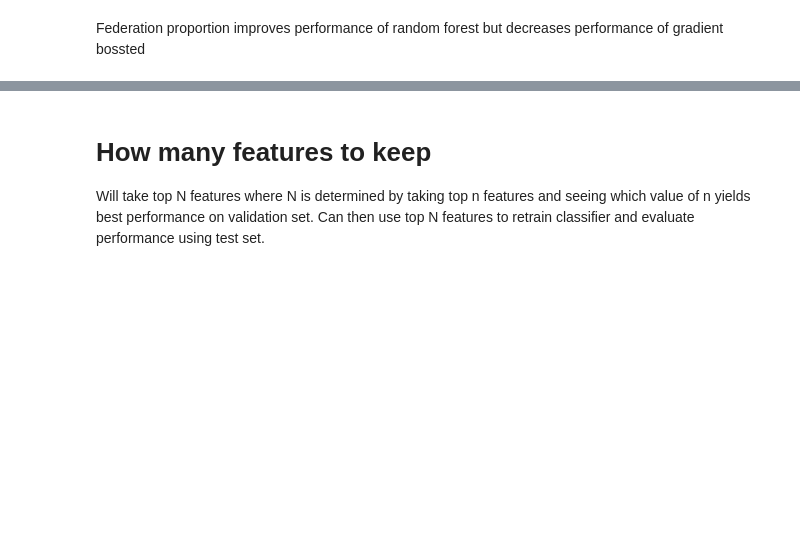
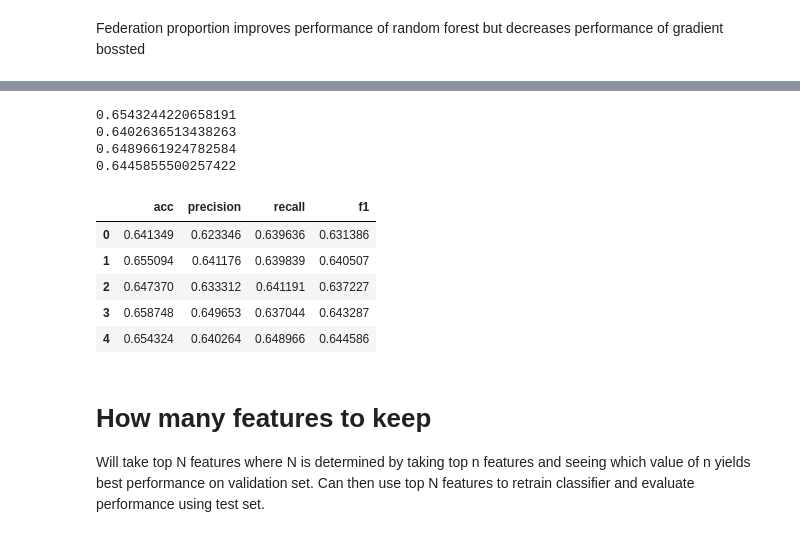
Before and after one commit to bnparris/powerlifting_analysis, a Jupyter notebook: notebooks/train_test.ipynb, the cells around one changed output, grey strips where cells are left out. Saved outputs shown, nothing was run; the diff lists cells and outputs as text; code cells hidden in the pictures; blank space fills up the shorter version.

```diff
--- a/notebooks/train_test.ipynb
+++ b/notebooks/train_test.ipynb
@@ -199,0 +196,16 @@ print(features)
+# %%
+from lightgbm import LGBMClassifier
+
+clf5 = LGBMClassifier(
+    n_estimators=300,
+    learning_rate=0.05,
+    max_depth=-1,
+    random_state=42
+)
+clf5.fit(train_red_X, train_red_y)
+
+preds5 = clf5.predict(test_red_X)
+acc5 = accuracy_score(test_red_y,preds5)
+precision5 = precision_score(test_red_y, preds5)
+recall5 = recall_score(test_red_y, preds5)
+f15 = f1_score(test_red_y, preds5)
@@ -200,7 +220,25 @@ print(features)
+# %%
+print(acc5)
+print(precision5)
+print(recall5)
+print(f15)
+# %% [output]
+0.6543244220658191
+0.6402636513438263
+0.6489661924782584
+0.6445855500257422
 # %%
-d = {'acc':[acc, acc2, acc3, acc4], 'precision': [precision, precision1, precision2, precision3, precision4]
-    'recall': [recall, recall2, recall3, recall4], 'f1': [f1, f12, f13, f14]}
+d = {'acc':[acc, acc2, acc3, acc4, acc5], 'precision': [precision, precision2, precision3, precision4, precision5],
+    'recall': [recall, recall2, recall3, recall4, recall5], 'f1': [f1, f12, f13, f14, f15]}
 results = pd.DataFrame(data =d)
+results
+# %% [output]
+|  | acc | precision | recall | f1 |
+| 0 | 0.641349 | 0.623346 | 0.639636 | 0.631386 |
+| 1 | 0.655094 | 0.641176 | 0.639839 | 0.640507 |
+| 2 | 0.647370 | 0.633312 | 0.641191 | 0.637227 |
+| 3 | 0.658748 | 0.649653 | 0.637044 | 0.643287 |
+| 4 | 0.654324 | 0.640264 | 0.648966 | 0.644586 |
 # %% [markdown]
 # How many features to keep
 
```
Also changed, not shown: parts of 11 cells of this notebook, 1 other file.
